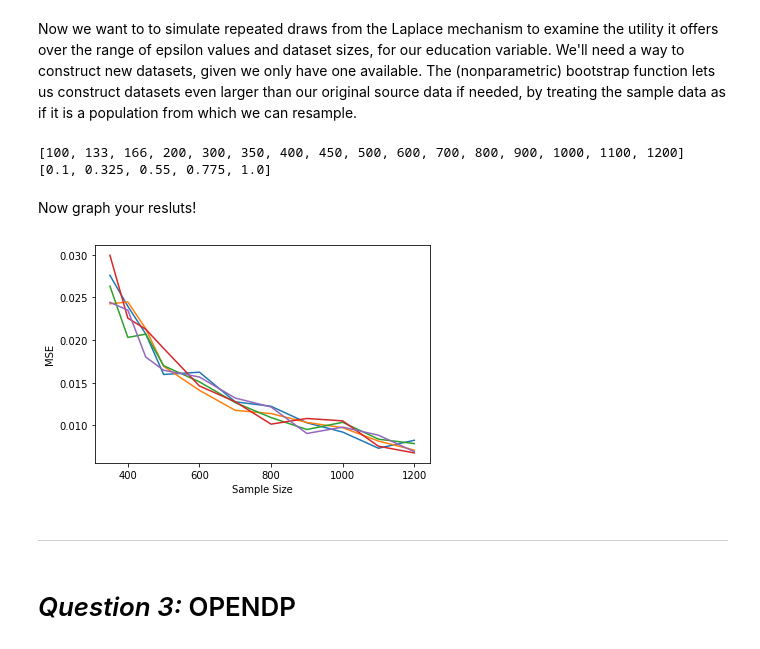
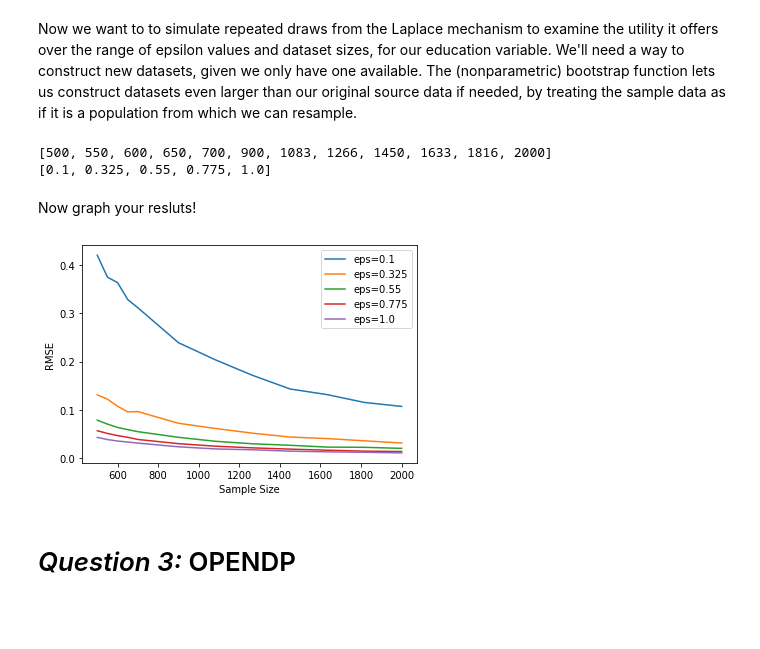
Before and after one commit to shmoradiali/DP-Practical-Assignment-1, a Jupyter notebook: DP_CHW1.ipynb, the cells around one changed output. Saved outputs shown, nothing was run; the diff lists cells and outputs as text; code cells hidden in the pictures; blank space fills up the shorter version.

```diff
--- a/DP_CHW1.ipynb
+++ b/DP_CHW1.ipynb
@@ -222,7 +222,7 @@ def bootstrap(data, size):
     return data[rng.integers(0, len(data), size)]
 
 
-size_vals = list(np.linspace(100, 200, 4)) + list(np.linspace(300, 500, 5)) + list(np.linspace(600, 1200, 7))
+size_vals = list(np.linspace(500, 700, 5)) + list(np.linspace(900, 2000, 7))
 size_vals = [int(x) for x in size_vals]
 
 eps_vals = list(np.linspace(0.1, 1, 5))
@@ -236,44 +236,40 @@ for i in tqdm(range(len(size_vals))):
     size = size_vals[i]
     for eps in eps_vals:
         err = 0
-        for _ in range(3*num_sims):
+        for _ in range(4*num_sims):
             sample = bootstrap(data['educ'].values, size)
-            true_mean = sum(np.clip(sample, 1, 16)) / size
-            private_mean = release_dp_mean(data['educ'].values, eps, 1, 16)
+            true_mean = np.clip(sample, 1, 16).mean()
+            private_mean = release_dp_mean(sample, eps, 1, 16)
             err += (true_mean - private_mean) ** 2
 
         results.append({
             'size': size,
             'eps': eps,
-            'error': err / num_sims,
+            'error': err / (4*num_sims),
         })
 # %% [output]
-[100, 133, 166, 200, 300, 350, 400, 450, 500, 600, 700, 800, 900, 1000, 1100, 1200]
+[500, 550, 600, 650, 700, 900, 1083, 1266, 1450, 1633, 1816, 2000]
 [0.1, 0.325, 0.55, 0.775, 1.0]
 # %% [markdown]
 Now graph your resluts!
 # %%
-plt.ylabel("MSE")
+plt.ylabel("RMSE")
 plt.xlabel("Sample Size")
 
 eps_res = {eps: [] for eps in eps_vals}
 for record in results:
     eps = record['eps']
     eps_res[eps].append((record['size'], record['error']))
 
 for eps in eps_vals:
     eps_res[eps].sort()
-    xs, ys = [size for size, _ in eps_res[eps]], [err for _, err in eps_res[eps]]
-    plt.plot(xs[5:], ys[5:])
+    xs, ys = [size for size, _ in eps_res[eps]], [np.sqrt(err) for _, err in eps_res[eps]]
+    plt.plot(xs[:], ys[:], label=f"eps={eps}")
 
-
+plt.legend()
 plt.show()
 # %% [output]
-[figure, old version]
+[figure, new version]
-# %% [markdown]
-
-
----
 # %% [markdown]
 # *Question 3:* OPENDP
 # %% [markdown]
```
Also changed, not shown: parts of 14 cells of this notebook.
